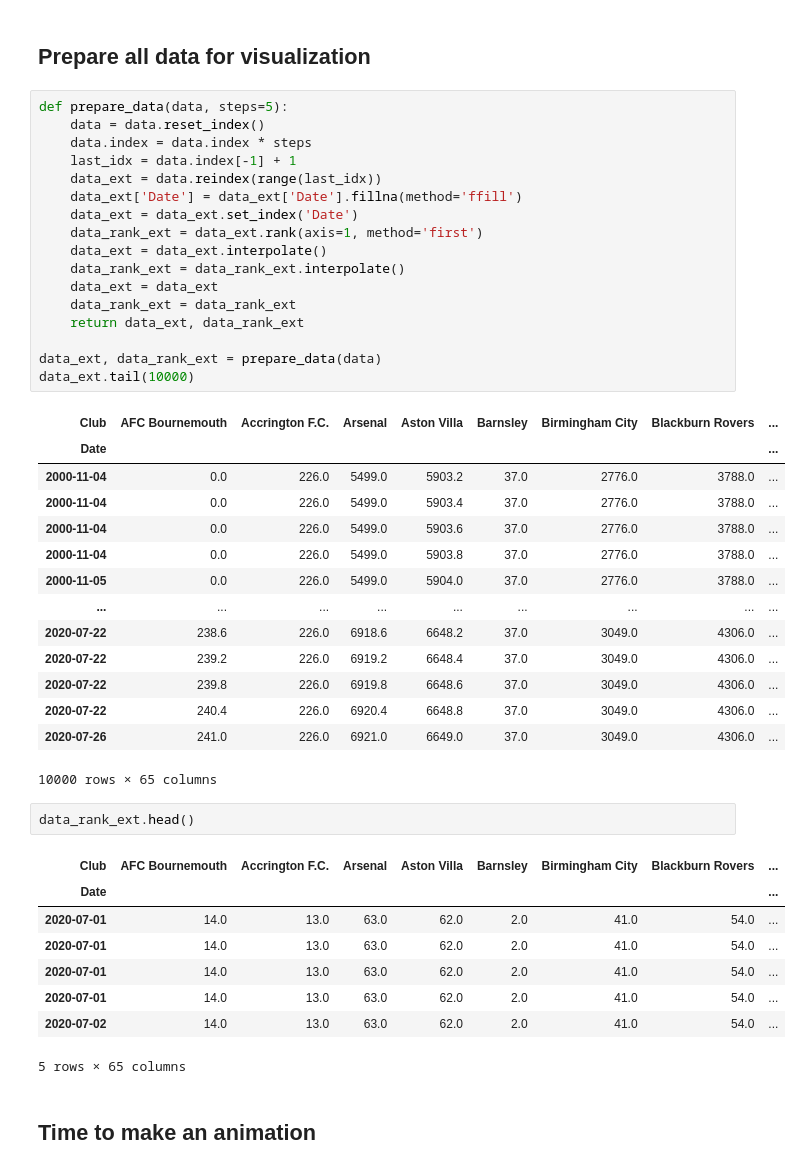
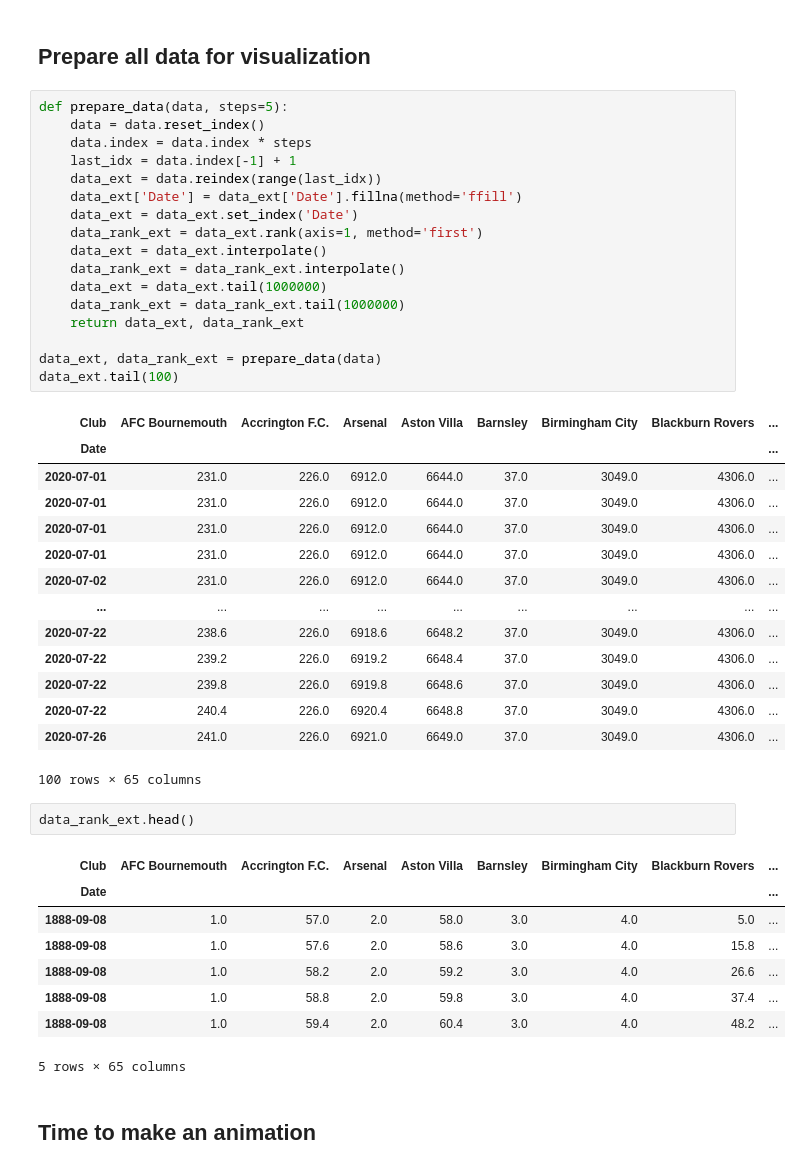
Before and after one commit to ahmadzfaiz/python-data-visual, a Jupyter notebook: scripts/1. Bar Chart Race - English Football Club Goals/English_Football_Club_Goals.ipynb, the cells around one changed output. Saved outputs shown, nothing was run; the diff lists cells and outputs as text.

```diff
--- a/scripts/1. Bar Chart Race - English Football Club Goals/English_Football_Club_Goals.ipynb
+++ b/scripts/1. Bar Chart Race - English Football Club Goals/English_Football_Club_Goals.ipynb
@@ -298,45 +298,45 @@ Text(0.5, 1.0, 'Akhir')
 # %%
 def prepare_data(data, steps=5):
     data = data.reset_index()
     data.index = data.index * steps
     last_idx = data.index[-1] + 1
     data_ext = data.reindex(range(last_idx))
     data_ext['Date'] = data_ext['Date'].fillna(method='ffill')
     data_ext = data_ext.set_index('Date')
     data_rank_ext = data_ext.rank(axis=1, method='first')
     data_ext = data_ext.interpolate()
     data_rank_ext = data_rank_ext.interpolate()
-    data_ext = data_ext
-    data_rank_ext = data_rank_ext
+    data_ext = data_ext.tail(1000000)
+    data_rank_ext = data_rank_ext.tail(1000000)
     return data_ext, data_rank_ext
 
 data_ext, data_rank_ext = prepare_data(data)
-data_ext.tail(10000)
+data_ext.tail(100)
 # %% [output]
 | Club | AFC Bournemouth | Accrington F.C. | Arsenal | Aston Villa | Barnsley | Birmingham City | Blackburn Rovers | ... |
 | Date |  |  |  |  |  |  |  | ... |
-| 2000-11-04 | 0.0 | 226.0 | 5499.0 | 5903.2 | 37.0 | 2776.0 | 3788.0 | ... |
-| 2000-11-04 | 0.0 | 226.0 | 5499.0 | 5903.4 | 37.0 | 2776.0 | 3788.0 | ... |
-| 2000-11-04 | 0.0 | 226.0 | 5499.0 | 5903.6 | 37.0 | 2776.0 | 3788.0 | ... |
-| 2000-11-04 | 0.0 | 226.0 | 5499.0 | 5903.8 | 37.0 | 2776.0 | 3788.0 | ... |
-| 2000-11-05 | 0.0 | 226.0 | 5499.0 | 5904.0 | 37.0 | 2776.0 | 3788.0 | ... |
+| 2020-07-01 | 231.0 | 226.0 | 6912.0 | 6644.0 | 37.0 | 3049.0 | 4306.0 | ... |
+| 2020-07-01 | 231.0 | 226.0 | 6912.0 | 6644.0 | 37.0 | 3049.0 | 4306.0 | ... |
+| 2020-07-01 | 231.0 | 226.0 | 6912.0 | 6644.0 | 37.0 | 3049.0 | 4306.0 | ... |
+| 2020-07-01 | 231.0 | 226.0 | 6912.0 | 6644.0 | 37.0 | 3049.0 | 4306.0 | ... |
+| 2020-07-02 | 231.0 | 226.0 | 6912.0 | 6644.0 | 37.0 | 3049.0 | 4306.0 | ... |
 | ... | ... | ... | ... | ... | ... | ... | ... | ... |
 | 2020-07-22 | 238.6 | 226.0 | 6918.6 | 6648.2 | 37.0 | 3049.0 | 4306.0 | ... |
 | 2020-07-22 | 239.2 | 226.0 | 6919.2 | 6648.4 | 37.0 | 3049.0 | 4306.0 | ... |
 | 2020-07-22 | 239.8 | 226.0 | 6919.8 | 6648.6 | 37.0 | 3049.0 | 4306.0 | ... |
 | 2020-07-22 | 240.4 | 226.0 | 6920.4 | 6648.8 | 37.0 | 3049.0 | 4306.0 | ... |
 | 2020-07-26 | 241.0 | 226.0 | 6921.0 | 6649.0 | 37.0 | 3049.0 | 4306.0 | ... |
-10000 rows × 65 columns
+100 rows × 65 columns
 # %%
 data_rank_ext.head()
 # %% [output]
 | Club | AFC Bournemouth | Accrington F.C. | Arsenal | Aston Villa | Barnsley | Birmingham City | Blackburn Rovers | ... |
 | Date |  |  |  |  |  |  |  | ... |
-| 2020-07-01 | 14.0 | 13.0 | 63.0 | 62.0 | 2.0 | 41.0 | 54.0 | ... |
-| 2020-07-01 | 14.0 | 13.0 | 63.0 | 62.0 | 2.0 | 41.0 | 54.0 | ... |
-| 2020-07-01 | 14.0 | 13.0 | 63.0 | 62.0 | 2.0 | 41.0 | 54.0 | ... |
-| 2020-07-01 | 14.0 | 13.0 | 63.0 | 62.0 | 2.0 | 41.0 | 54.0 | ... |
-| 2020-07-02 | 14.0 | 13.0 | 63.0 | 62.0 | 2.0 | 41.0 | 54.0 | ... |
+| 1888-09-08 | 1.0 | 57.0 | 2.0 | 58.0 | 3.0 | 4.0 | 5.0 | ... |
+| 1888-09-08 | 1.0 | 57.6 | 2.0 | 58.6 | 3.0 | 4.0 | 15.8 | ... |
+| 1888-09-08 | 1.0 | 58.2 | 2.0 | 59.2 | 3.0 | 4.0 | 26.6 | ... |
+| 1888-09-08 | 1.0 | 58.8 | 2.0 | 59.8 | 3.0 | 4.0 | 37.4 | ... |
+| 1888-09-08 | 1.0 | 59.4 | 2.0 | 60.4 | 3.0 | 4.0 | 48.2 | ... |
 5 rows × 65 columns
 # %% [markdown]
 ## Time to make an animation
```
Also changed, not shown: parts of 2 cells of this notebook, 3 other files.
